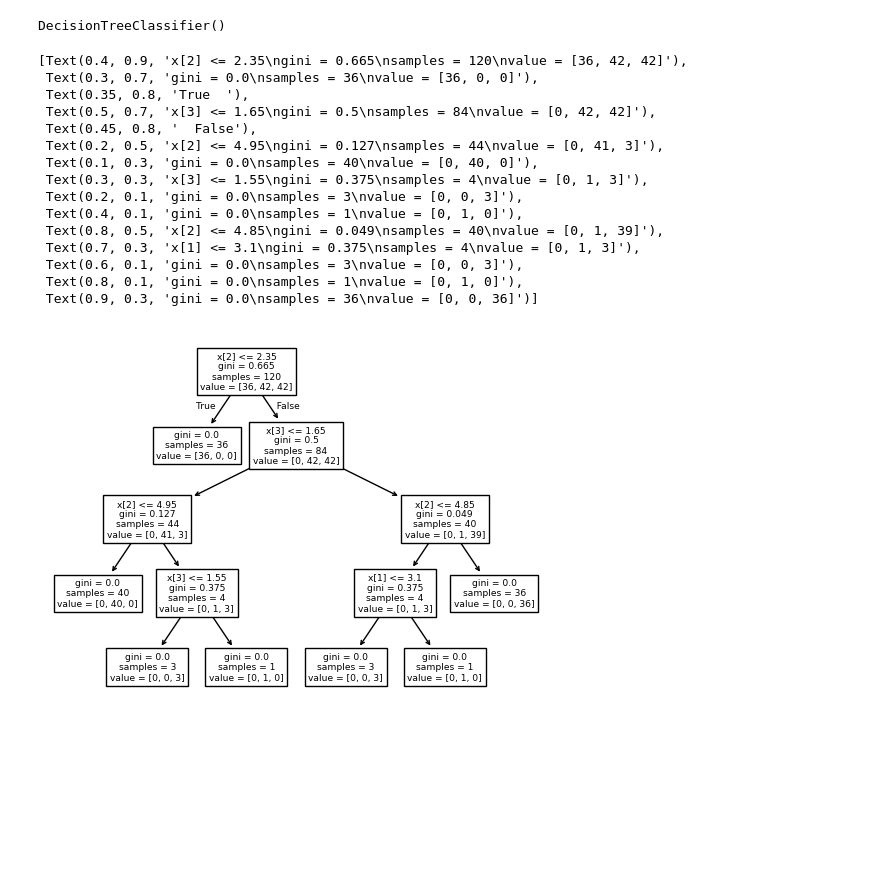
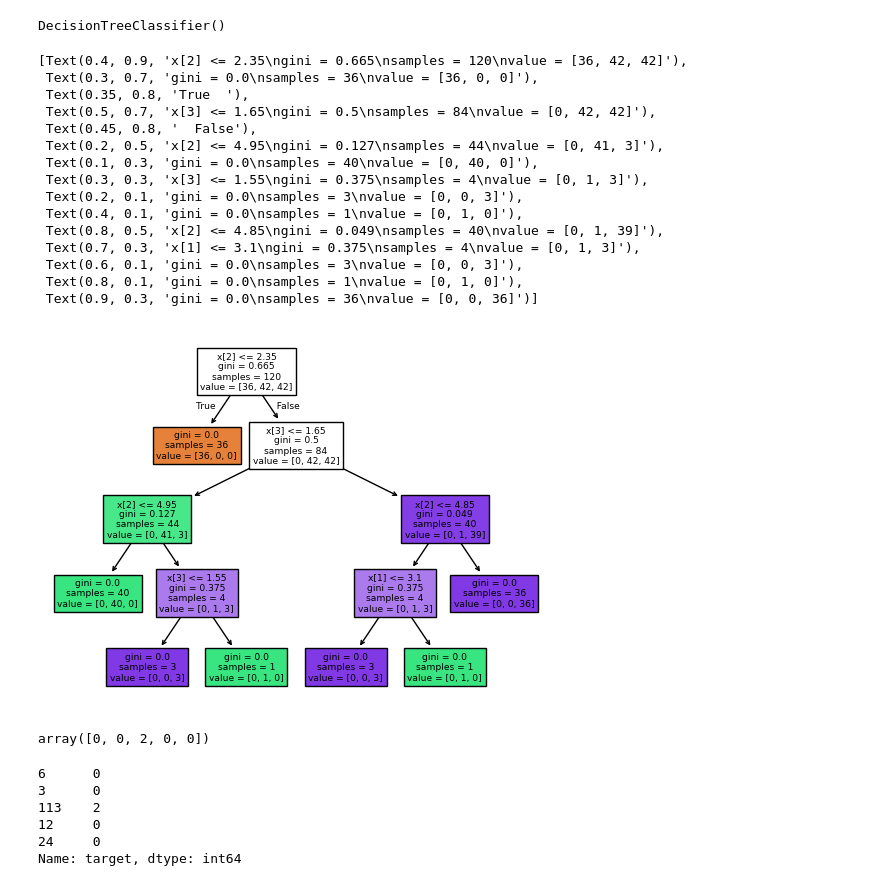
Before and after one commit to cmd-cosmos/ml-algorithms, a Jupyter notebook: Misc/decision-tree.ipynb, the cells around one changed output. Drawn from its saved outputs; the diff is of its cells as text; code cells hidden in the pictures; blank space fills up the shorter version.

Commit message:
added predictions

```diff
--- a/Misc/decision-tree.ipynb
+++ b/Misc/decision-tree.ipynb
@@ -61,21 +61,35 @@ model.fit(X_train, y_train)
 # %% [output]
 DecisionTreeClassifier()
 # %%
-plot_tree(model)
+plot_tree(model, filled=True)
 # %% [output]
 [Text(0.4, 0.9, 'x[2] <= 2.35\ngini = 0.665\nsamples = 120\nvalue = [36, 42, 42]'),
  Text(0.3, 0.7, 'gini = 0.0\nsamples = 36\nvalue = [36, 0, 0]'),
  Text(0.35, 0.8, 'True  '),
  Text(0.5, 0.7, 'x[3] <= 1.65\ngini = 0.5\nsamples = 84\nvalue = [0, 42, 42]'),
  Text(0.45, 0.8, '  False'),
  Text(0.2, 0.5, 'x[2] <= 4.95\ngini = 0.127\nsamples = 44\nvalue = [0, 41, 3]'),
  Text(0.1, 0.3, 'gini = 0.0\nsamples = 40\nvalue = [0, 40, 0]'),
  Text(0.3, 0.3, 'x[3] <= 1.55\ngini = 0.375\nsamples = 4\nvalue = [0, 1, 3]'),
  Text(0.2, 0.1, 'gini = 0.0\nsamples = 3\nvalue = [0, 0, 3]'),
  Text(0.4, 0.1, 'gini = 0.0\nsamples = 1\nvalue = [0, 1, 0]'),
  Text(0.8, 0.5, 'x[2] <= 4.85\ngini = 0.049\nsamples = 40\nvalue = [0, 1, 39]'),
  Text(0.7, 0.3, 'x[1] <= 3.1\ngini = 0.375\nsamples = 4\nvalue = [0, 1, 3]'),
  Text(0.6, 0.1, 'gini = 0.0\nsamples = 3\nvalue = [0, 0, 3]'),
  Text(0.8, 0.1, 'gini = 0.0\nsamples = 1\nvalue = [0, 1, 0]'),
  Text(0.9, 0.3, 'gini = 0.0\nsamples = 36\nvalue = [0, 0, 36]')]
-[figure, old version]
+[figure, new version]
+# %%
+predictions = model.predict(X_test)
+predictions[:5]
+# %% [output]
+array([0, 0, 2, 0, 0])
+# %%
+y_test[:5]
+# %% [output]
+6      0
+3      0
+113    2
+12     0
+24     0
+Name: target, dtype: int64
```
Also changed, not shown: parts of 1 cell of this notebook.
